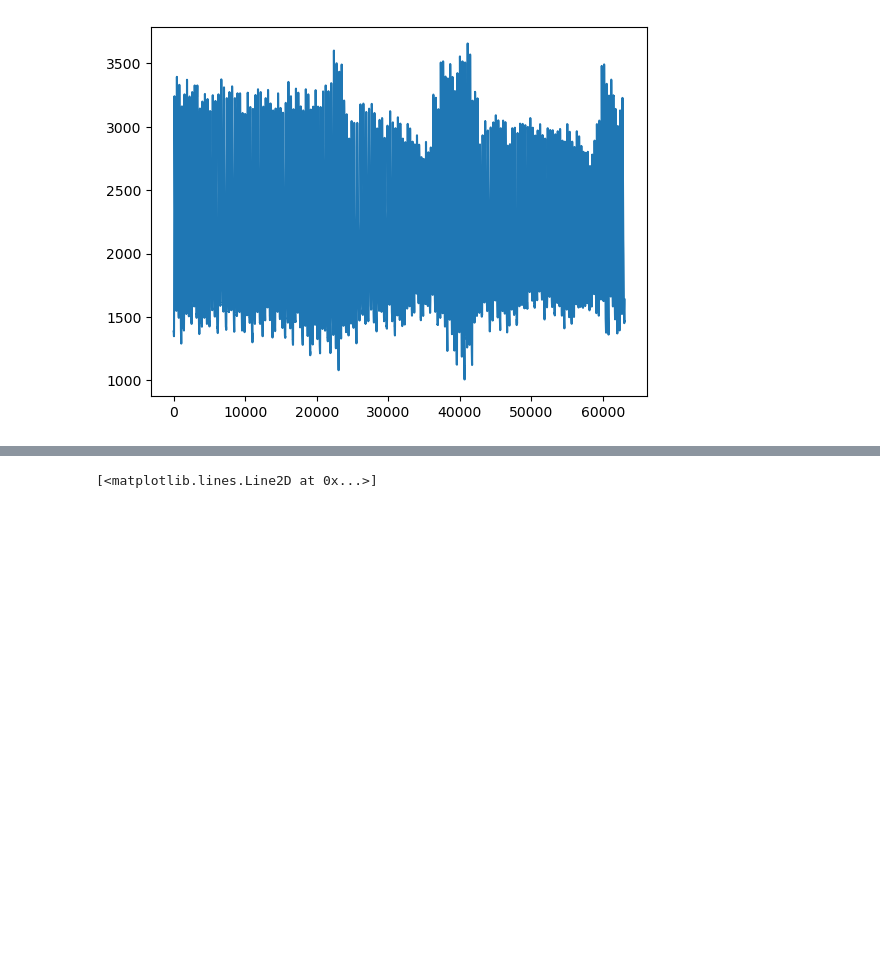
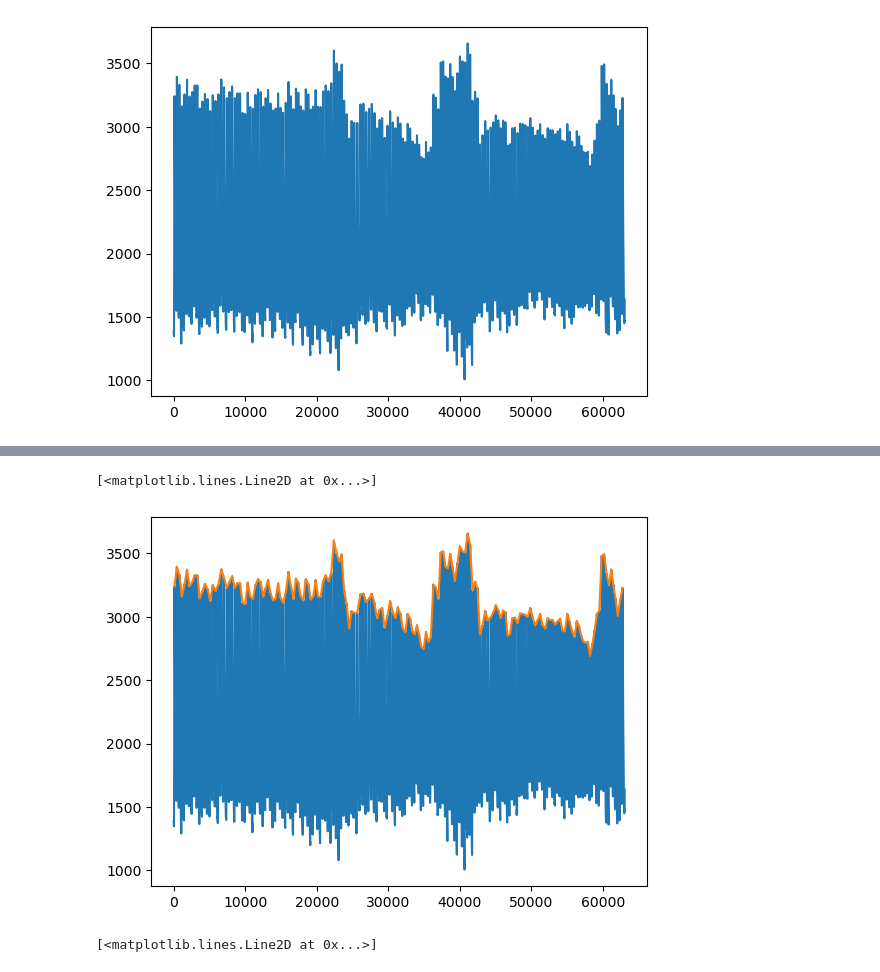
Before and after one commit to Olisoup/spacemed, a Jupyter notebook: session4.ipynb, the cells around one changed output, grey strips where cells are left out. Cells and saved outputs as stored; diff of their text form; code cells hidden in the pictures; blank space fills up the shorter version.

Commit message:
used find_peaks

```diff
--- a/session4.ipynb
+++ b/session4.ipynb
@@ -161,2 +183,12 @@ peaks = peaks[:-1]
+# %%
+from scipy.signal import find_peaks
+data = absorption
+peaks, _ = find_peaks (data, height=2500) # setting the minimum height for it to work correctly
+# %%
+plt.plot(data)
+plt.plot(peaks, data[peaks]) # WOOHOOO took me a sec but it worked !
+# %% [output]
+[<matplotlib.lines.Line2D at 0x...>]
+[figure, added]
 # %%
 plt.plot(subset)
```
Also changed, not shown: parts of 7 cells of this notebook, 1 other file.
